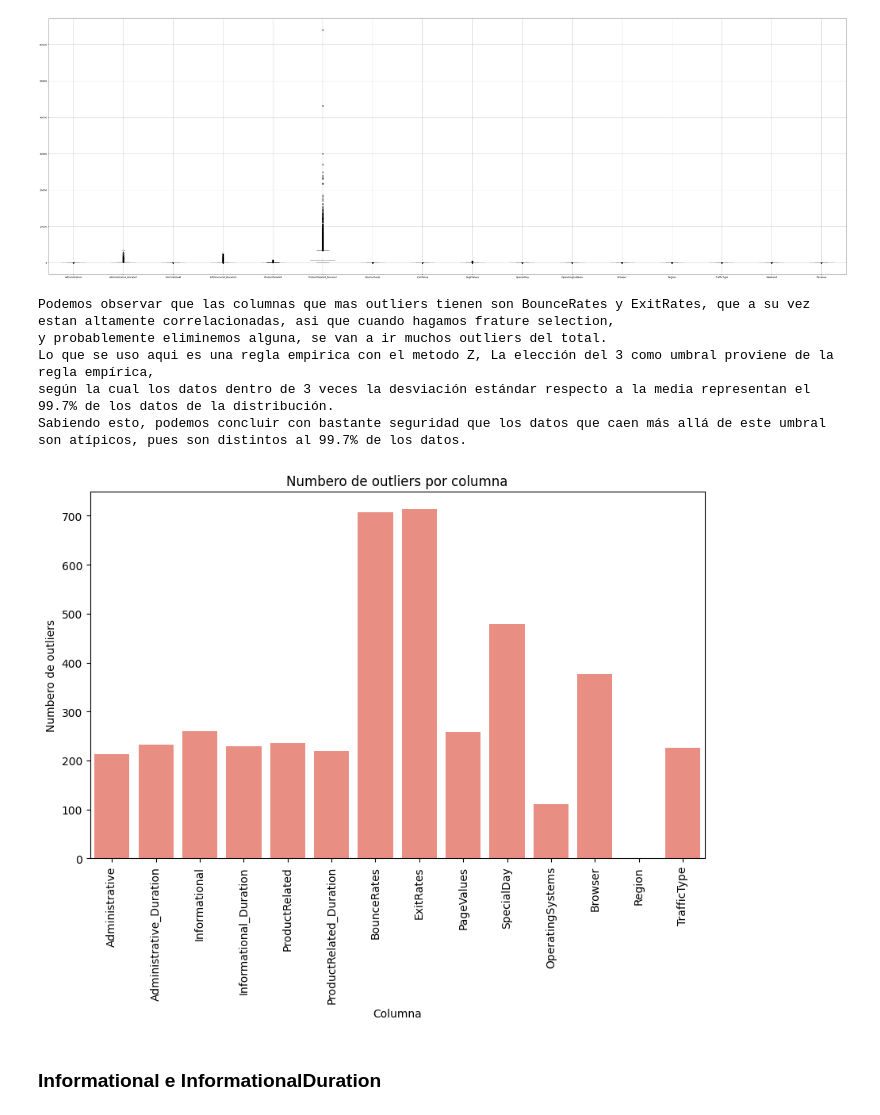
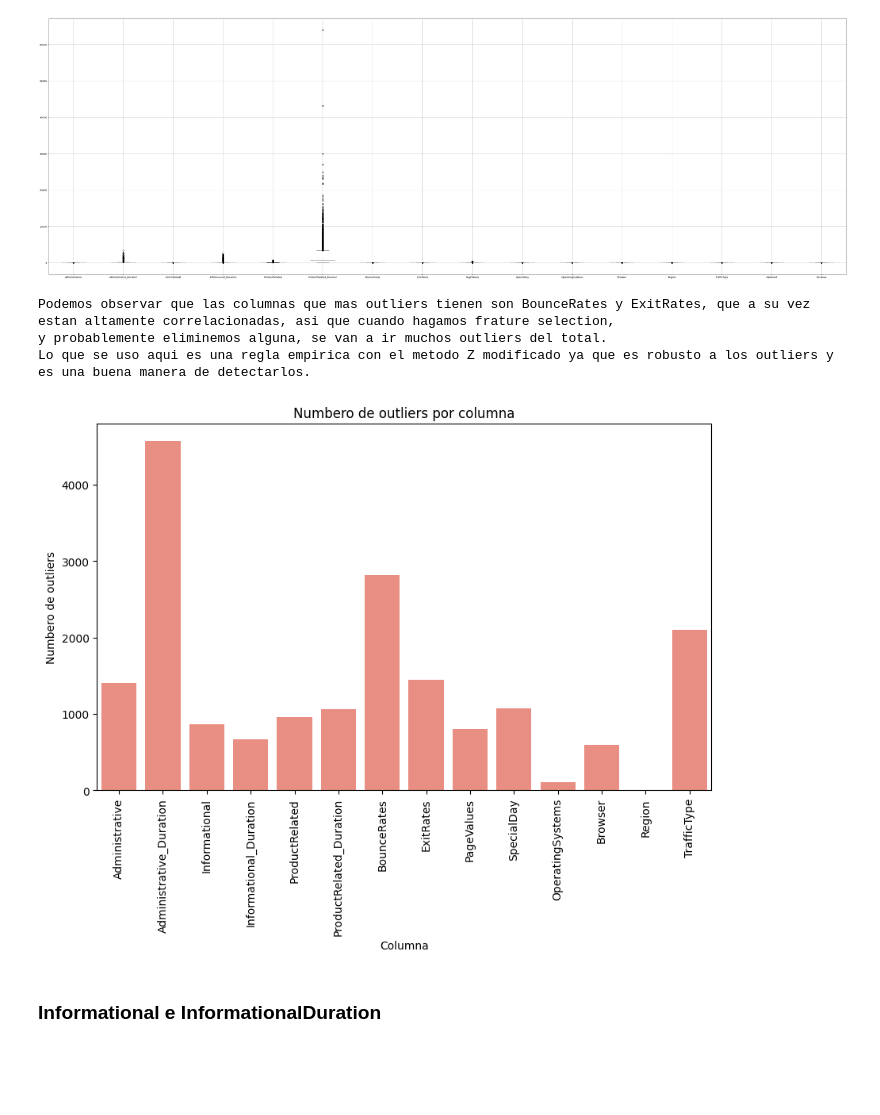
Before and after one commit to diegodvallejos/SanTec-Challenge, a Jupyter notebook: Santander Tecnología - Exámen Data science.ipynb, the cells around one changed output. Drawn from its saved outputs; the diff is of its cells as text; code cells hidden in the pictures; blank space fills up the shorter version.

```diff
--- a/Santander Tecnología - Exámen Data science.ipynb
+++ b/Santander Tecnología - Exámen Data science.ipynb
@@ -689,51 +697,55 @@ df.boxplot();
 # %%
 df_encoded = frequency_encoding(df)
 # %%
+
+import pandas as pd
+import numpy as np
+
+def modified_z_score(series):
+    median = np.median(series)
+    mad = np.median(np.abs(series - median))
+    if mad == 0:
+        mad = np.mean(np.abs(series - median))
+    modified_z = 0.6745 * (series - median) / mad
+    return np.abs(modified_z)
+
 
 outlier_counts = pd.DataFrame(columns=['Column', 'Num_Outliers'])
 
 
 out_columns = df.select_dtypes(include=[np.number]).columns
 
 
 results = []
 
 for column in out_columns:
-
     column_data = df[column].fillna(df[column].mean())
 
-    z_scores = zscore(column_data)
-    abs_z_scores = np.abs(z_scores)
-    outliers = df[abs_z_scores > 3]
+    mod_z_scores = modified_z_score(column_data)
+    outliers = df[mod_z_scores > 3.5]
     num_outliers = len(outliers)
 
-
     results.append({'Column': column, 'Num_Outliers': num_outliers})
-
 
 outlier_counts = pd.DataFrame(results)
 
 
 plt.figure(figsize=(10, 6))
 sns.barplot(x='Column', y='Num_Outliers', data=outlier_counts)
 plt.xticks(rotation=90)
 plt.title('Numbero de outliers por columna')
 plt.xlabel('Columna')
 plt.ylabel('Numbero de outliers')
 
 print("""Podemos observar que las columnas que mas outliers tienen son BounceRates y ExitRates, que a su vez estan altamente correlacionadas, asi que cuando hagamos frature selection,
 y probablemente eliminemos alguna, se van a ir muchos outliers del total.
-Lo que se uso aqui es una regla empirica con el metodo Z, La elección del 3 como umbral proviene de la regla empírica,
-según la cual los datos dentro de 3 veces la desviación estándar respecto a la media representan el 99.7% de los datos de la distribución.
-Sabiendo esto, podemos concluir con bastante seguridad que los datos que caen más allá de este umbral son atípicos, pues son distintos al 99.7% de los datos.""")
+Lo que se uso aqui es una regla empirica con el metodo Z modificado ya que es robusto a los outliers y es una buena manera de detectarlos.""")
 plt.show()
 # %% [output]
 Podemos observar que las columnas que mas outliers tienen son BounceRates y ExitRates, que a su vez estan altamente correlacionadas, asi que cuando hagamos frature selection,
 y probablemente eliminemos alguna, se van a ir muchos outliers del total.
-Lo que se uso aqui es una regla empirica con el metodo Z, La elección del 3 como umbral proviene de la regla empírica,
-según la cual los datos dentro de 3 veces la desviación estándar respecto a la media representan el 99.7% de los datos de la distribución.
-Sabiendo esto, podemos concluir con bastante seguridad que los datos que caen más allá de este umbral son atípicos, pues son distintos al 99.7% de los datos.
+Lo que se uso aqui es una regla empirica con el metodo Z modificado ya que es robusto a los outliers y es una buena manera de detectarlos.
-[figure, old version]
+[figure, new version]
 # %% [markdown]
 ### Informational e InformationalDuration
 # %%
```
Also changed, not shown: parts of 8 cells of this notebook, 1 other file.
